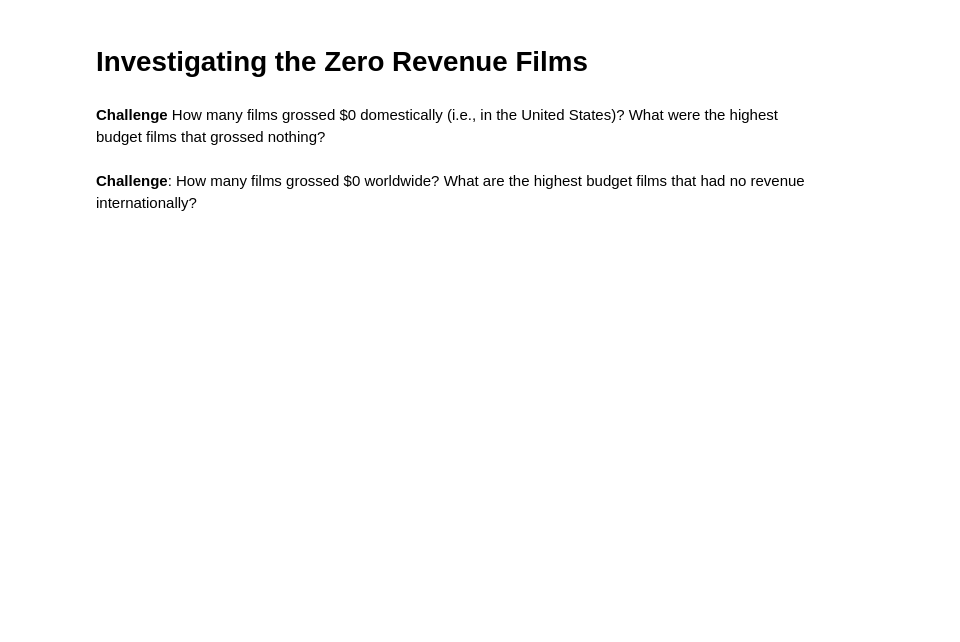
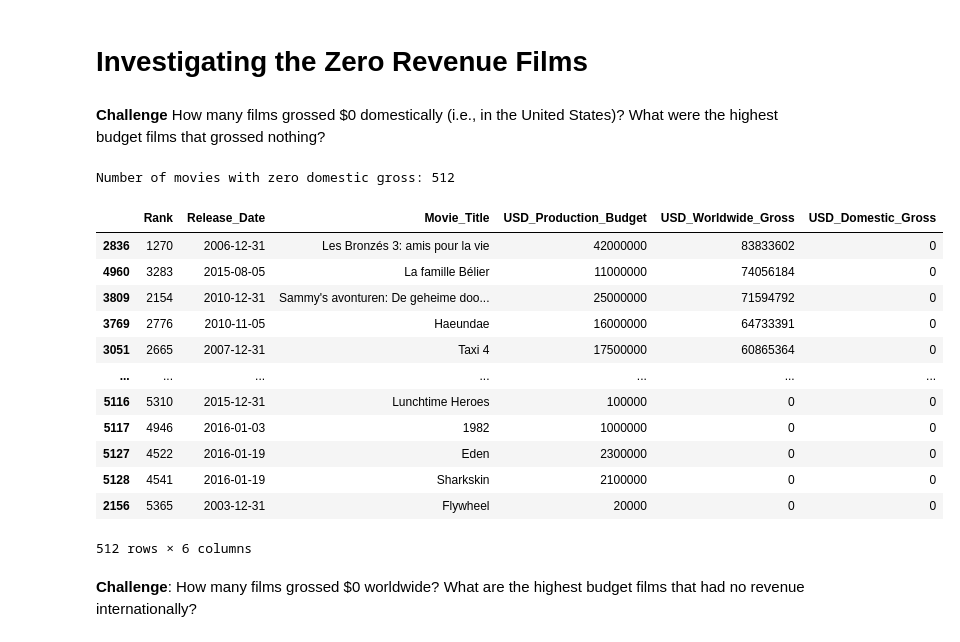
Before and after one commit to Lucasqrz1/100_days_of_code, a Jupyter notebook: Day_78/Seaborn_and_Linear_Regression.ipynb, the cells around one changed output. Cells and saved outputs as stored; diff of their text form; code cells hidden in the pictures; blank space fills up the shorter version.

```diff
--- a/Day_78/Seaborn_and_Linear_Regression.ipynb
+++ b/Day_78/Seaborn_and_Linear_Regression.ipynb
@@ -60,3 +75,15 @@ np.False_
 <br>
 <br>
 Note that *domestic* in this context refers to the United States.
+# %%
+chars_to_remove = ['$', ',']
+columns_to_clean = ['USD_Production_Budget',
+                    'USD_Worldwide_Gross',
+                    'USD_Domestic_Gross']
+
+for col in columns_to_clean:
+    for char in chars_to_remove:
+        data[col] = data[col].astype(str).str.replace(char, '')
+    data[col] = pd.to_numeric(data[col])
+
+data.head()
@@ -63,2 +97,5 @@ Note that *domestic* in this context refers to the United States.
 # %% [markdown]
 **Challenge 3**: Convert the `Release_Date` column to a Pandas Datetime type.
+# %%
+data.Release_Date = pd.to_datetime(data.Release_Date)
+data.head()
@@ -77,5 +149,24 @@ Note that *domestic* in this context refers to the United States.
 # Investigating the Zero Revenue Films
 # %% [markdown]
 **Challenge** How many films grossed $0 domestically (i.e., in the United States)? What were the highest budget films that grossed nothing?
+# %%
+zero_domestic = data[data['USD_Domestic_Gross'] == 0]
+print(f"Number of movies with zero domestic gross: {len(zero_domestic)} ")
+zero_domestic.sort_values(by='USD_Worldwide_Gross', ascending=False)
+# %% [output]
+Number of movies with zero domestic gross: 512
+|  | Rank | Release_Date | Movie_Title | USD_Production_Budget | USD_Worldwide_Gross | USD_Domestic_Gross |
+| 2836 | 1270 | 2006-12-31 | Les Bronzés 3: amis pour la vie | 42000000 | 83833602 | 0 |
+| 4960 | 3283 | 2015-08-05 | La famille Bélier | 11000000 | 74056184 | 0 |
+| 3809 | 2154 | 2010-12-31 | Sammy's avonturen: De geheime doo... | 25000000 | 71594792 | 0 |
+| 3769 | 2776 | 2010-11-05 | Haeundae | 16000000 | 64733391 | 0 |
+| 3051 | 2665 | 2007-12-31 | Taxi 4 | 17500000 | 60865364 | 0 |
+| ... | ... | ... | ... | ... | ... | ... |
+| 5116 | 5310 | 2015-12-31 | Lunchtime Heroes | 100000 | 0 | 0 |
+| 5117 | 4946 | 2016-01-03 | 1982 | 1000000 | 0 | 0 |
+| 5127 | 4522 | 2016-01-19 | Eden | 2300000 | 0 | 0 |
+| 5128 | 4541 | 2016-01-19 | Sharkskin | 2100000 | 0 | 0 |
+| 2156 | 5365 | 2003-12-31 | Flywheel | 20000 | 0 | 0 |
+512 rows × 6 columns
 # %% [markdown]
 **Challenge**: How many films grossed $0 worldwide? What are the highest budget films that had no revenue internationally?
```
Also changed, not shown: parts of 6 cells of this notebook.
